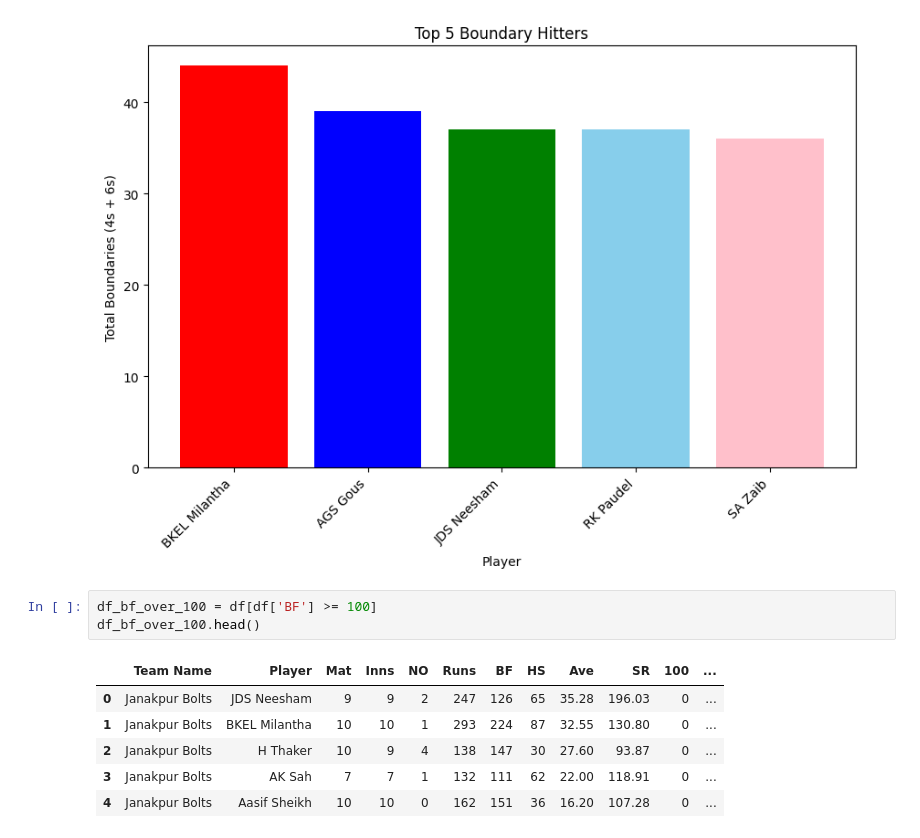
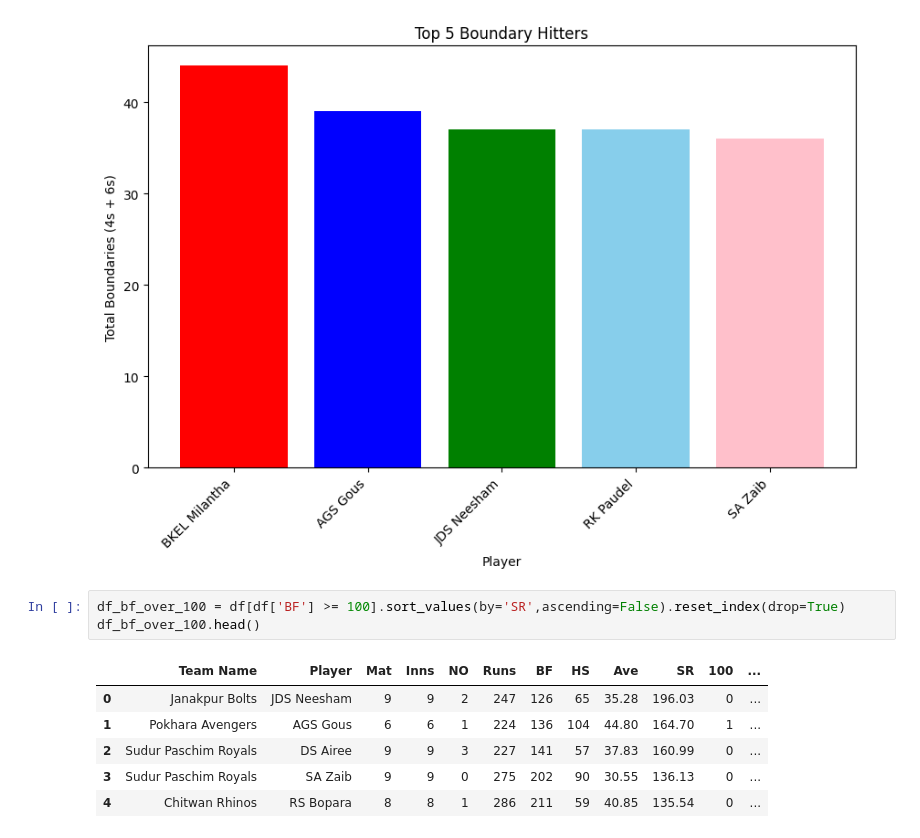
Before and after one commit to RoshannCodes/NEPAL_PREMIER_LEAGUE_DATA_WEB_SCRAPPING, a Jupyter notebook: batting_analysis.ipynb, the cells around one changed output. Drawn from its saved outputs; the diff is of its cells as text.

```diff
--- a/batting_analysis.ipynb
+++ b/batting_analysis.ipynb
@@ -365,12 +374,12 @@ plt.show()
 # %% [output]
 [figure]
 # %%
-df_bf_over_100 = df[df['BF'] >= 100]
+df_bf_over_100 = df[df['BF'] >= 100].sort_values(by='SR',ascending=False).reset_index(drop=True)
 df_bf_over_100.head()
 # %% [output]
 |  | Team Name | Player | Mat | Inns | NO | Runs | BF | HS | Ave | SR | 100 | ... |
 | 0 | Janakpur Bolts | JDS Neesham | 9 | 9 | 2 | 247 | 126 | 65 | 35.28 | 196.03 | 0 | ... |
-| 1 | Janakpur Bolts | BKEL Milantha | 10 | 10 | 1 | 293 | 224 | 87 | 32.55 | 130.80 | 0 | ... |
-| 2 | Janakpur Bolts | H Thaker | 10 | 9 | 4 | 138 | 147 | 30 | 27.60 | 93.87 | 0 | ... |
-| 3 | Janakpur Bolts | AK Sah | 7 | 7 | 1 | 132 | 111 | 62 | 22.00 | 118.91 | 0 | ... |
-| 4 | Janakpur Bolts | Aasif Sheikh | 10 | 10 | 0 | 162 | 151 | 36 | 16.20 | 107.28 | 0 | ... |
+| 1 | Pokhara Avengers | AGS Gous | 6 | 6 | 1 | 224 | 136 | 104 | 44.80 | 164.70 | 1 | ... |
+| 2 | Sudur Paschim Royals | DS Airee | 9 | 9 | 3 | 227 | 141 | 57 | 37.83 | 160.99 | 0 | ... |
+| 3 | Sudur Paschim Royals | SA Zaib | 9 | 9 | 0 | 275 | 202 | 90 | 30.55 | 136.13 | 0 | ... |
+| 4 | Chitwan Rhinos | RS Bopara | 8 | 8 | 1 | 286 | 211 | 59 | 40.85 | 135.54 | 0 | ... |
```
Also changed, not shown: parts of 2 cells of this notebook, 1 other file.
